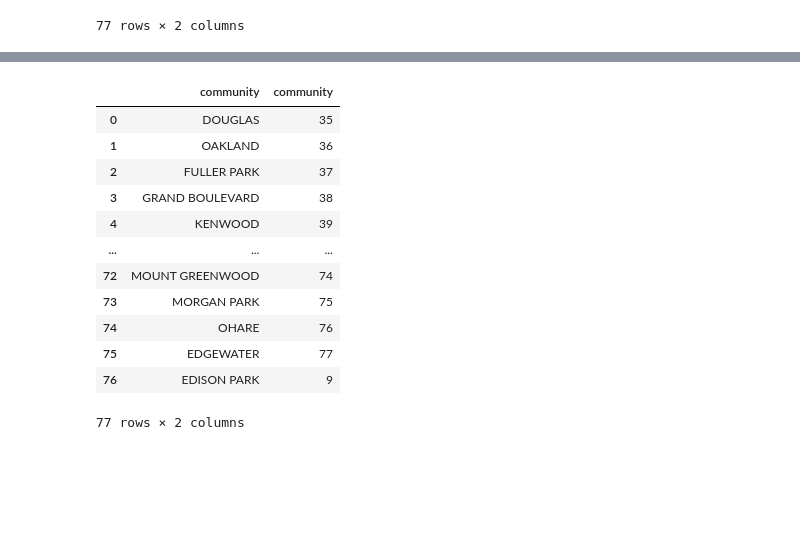
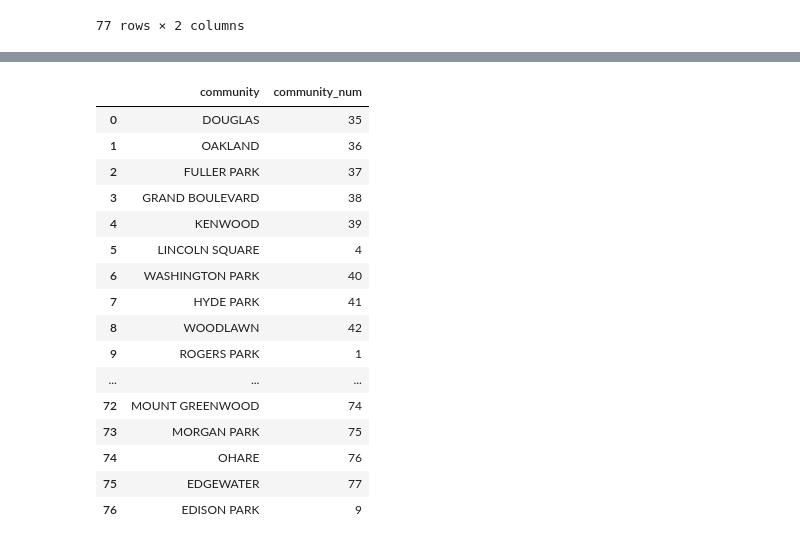
Before and after one commit to PhysicsGlitch/Geomap_Project, a Jupyter notebook: data_exploration_merged.ipynb, the cells around one changed output, grey strips where cells are left out. Cells and saved outputs as stored; diff of their text form; code cells hidden in the pictures; blank space fills up the shorter version.

```diff
--- a/data_exploration_merged.ipynb
+++ b/data_exploration_merged.ipynb
@@ -280,18 +294,23 @@ dtype: object
 # %%
 ## Column name change
-chicagoAreas_df_clean.rename(columns={"area_numbe": "community"}, inplace = True)
-chicagoAreas_df_clean
+chicago_areas_namechange = chicagoAreas_df_clean.rename(columns={"area_numbe": "community_num"})
+pd.set_option("display.max_rows", None, "display.max_columns", None)
+chicago_areas_namechange
 # %% [output]
-|  | community | community |
+|  | community | community_num |
 | 0 | DOUGLAS | 35 |
 | 1 | OAKLAND | 36 |
 | 2 | FULLER PARK | 37 |
 | 3 | GRAND BOULEVARD | 38 |
 | 4 | KENWOOD | 39 |
+| 5 | LINCOLN SQUARE | 4 |
+| 6 | WASHINGTON PARK | 40 |
+| 7 | HYDE PARK | 41 |
+| 8 | WOODLAWN | 42 |
+| 9 | ROGERS PARK | 1 |
 | ... | ... | ... |
 | 72 | MOUNT GREENWOOD | 74 |
 | 73 | MORGAN PARK | 75 |
 | 74 | OHARE | 76 |
 | 75 | EDGEWATER | 77 |
 | 76 | EDISON PARK | 9 |
-77 rows × 2 columns
```
Also changed, not shown: parts of 17 cells of this notebook, 1 other file.
